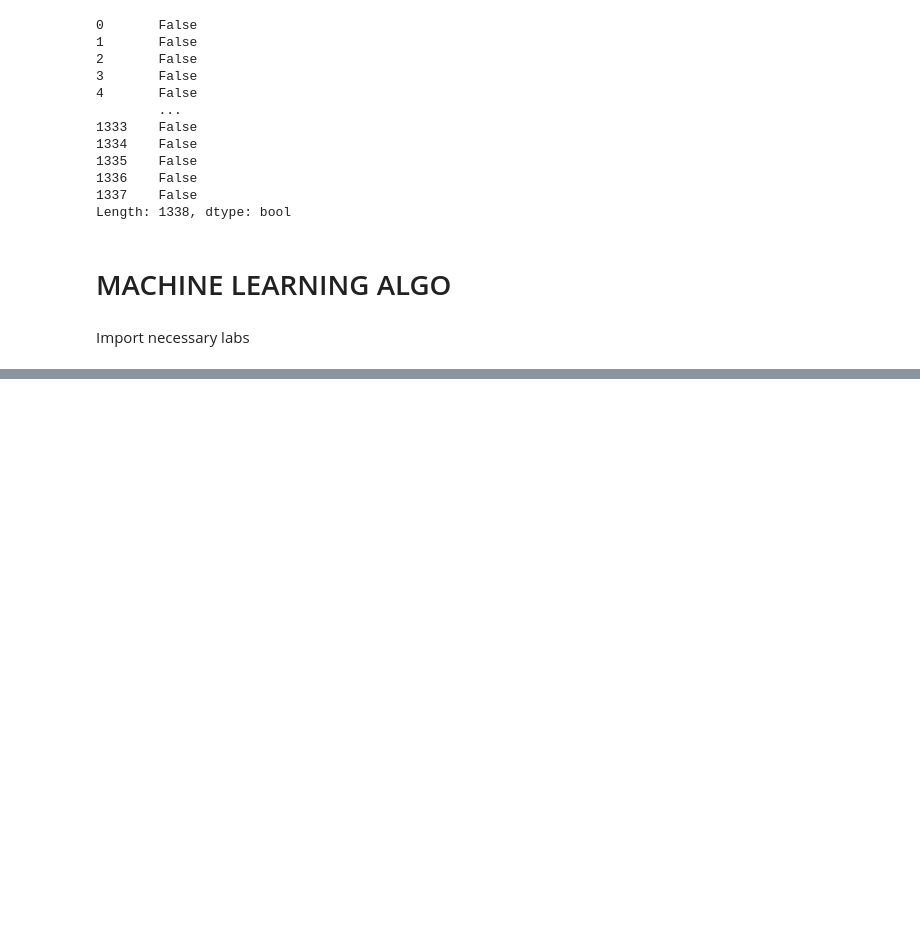
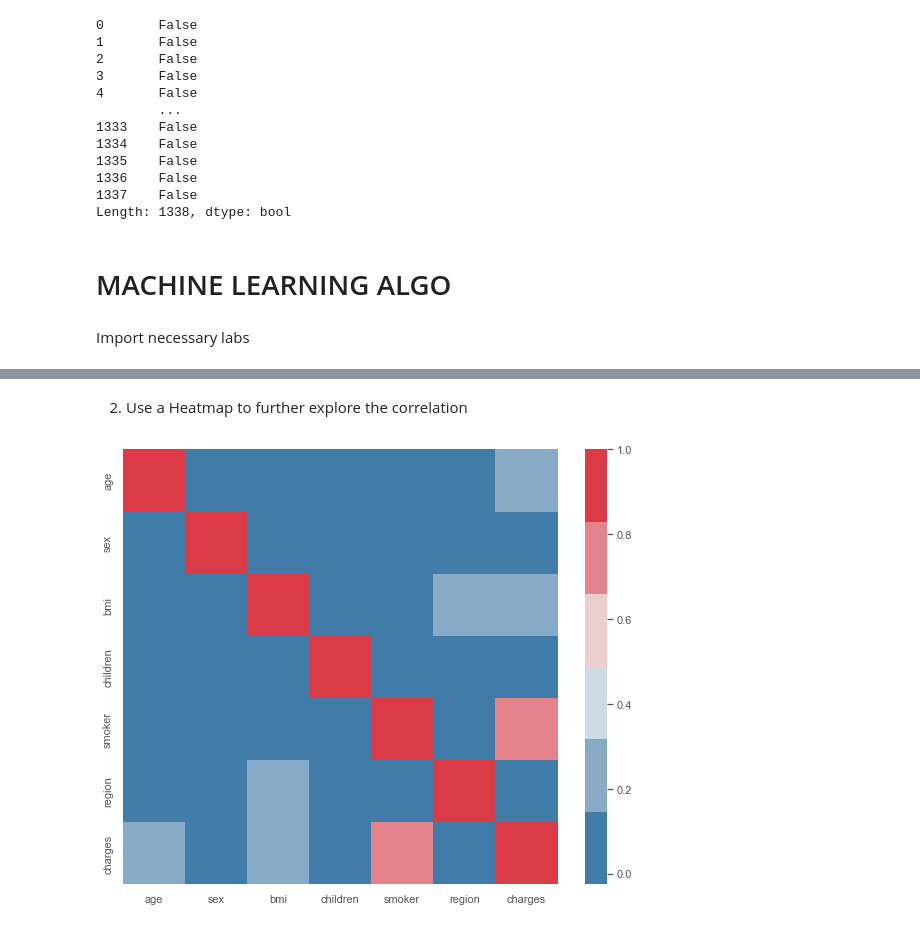
Before and after one commit to Omuk/Fullstack-Data-Analyst, a Jupyter notebook: Learning/practice/solution.ipynb, the cells around one changed output, grey strips where cells are left out. Cells and saved outputs as stored; diff of their text form; code cells hidden in the pictures; blank space fills up the shorter version.

```diff
--- a/Learning/practice/solution.ipynb
+++ b/Learning/practice/solution.ipynb
@@ -88,0 +91,12 @@ from sklearn.cluster import KMeans
+# %%
+#Label encoder are good for if you have two types of cat values --- either 'Yes' or 'No' aka for all data you get either '0' or '1'
+le = LabelEncoder()
+#Sex
+le.fit(df.sex.drop_duplicates())
+df.sex = le.transform(df.sex)
+#Smoker
+le.fit(df.smoker.drop_duplicates())
+df.smoker = le.transform(df.smoker)
+#region
+le.fit(df.region.drop_duplicates())
+df.region = le.transform(df.region)
@@ -88,0 +143,9 @@ from sklearn.cluster import KMeans
+# %% [markdown]
+2) Use a Heatmap to further explore the correlation
+# %%
+#Rem the dtype is because the LabelEncoder
+f, ax = plt.subplots(figsize=(10,8))
+corr = df.corr()
+sns.heatmap(corr, mask=np.zeros_like(corr, dtype=np.bool), cmap=sns.diverging_palette(240,10), square=True, ax=ax);
+# %% [output]
+[figure, added]
```
Also changed, not shown: parts of 12 cells of this notebook.
